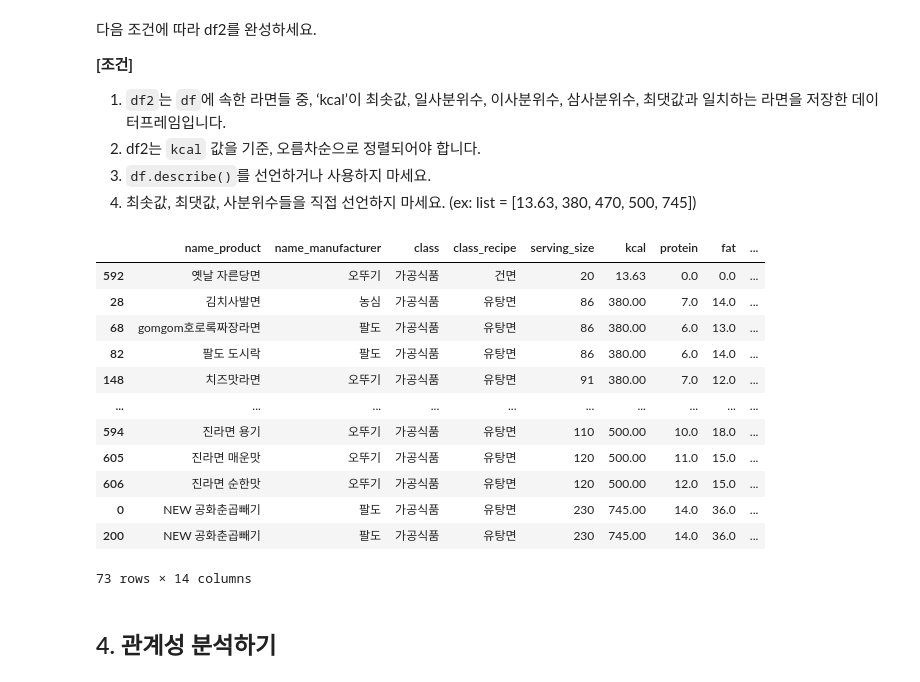
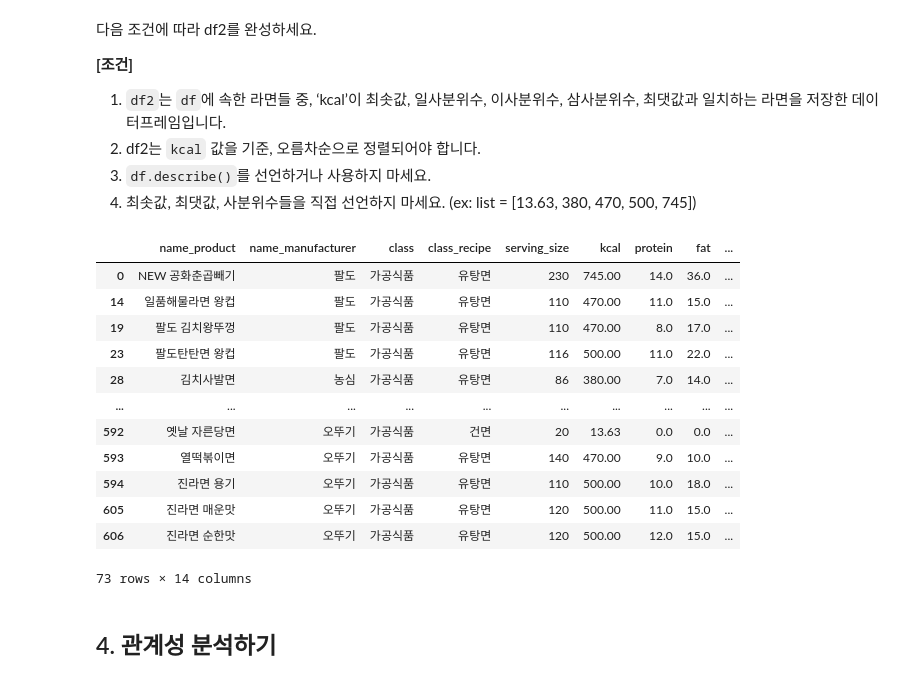
Before and after one commit to egoi5t/DAP_, a Jupyter notebook: lecture3_ipynb의_사본.ipynb, the cells around one changed output. Cells and saved outputs as stored; diff of their text form; code cells hidden in the pictures.

```diff
--- a/lecture3_ipynb의_사본.ipynb
+++ b/lecture3_ipynb의_사본.ipynb
@@ -423,28 +423,28 @@ df
 2. df2는 `kcal` 값을 기준, 오름차순으로 정렬되어야 합니다.
 3. `df.describe()`를 선언하거나 사용하지 마세요.
 4. 최솟값, 최댓값, 사분위수들을 직접 선언하지 마세요. (ex: list = [13.63, 380, 470, 500, 745])
-# %%
-df2 = pd.DataFrame(columns = df.columns)
-##enter your code####
-
-
-
-####################
-df2
-# %% [output]
-|  | name_product | name_manufacturer | class | class_recipe | serving_size | kcal | protein | fat | ... |
-| 592 | 옛날 자른당면 | 오뚜기 | 가공식품 | 건면 | 20 | 13.63 | 0.0 | 0.0 | ... |
-| 28 | 김치사발면 | 농심 | 가공식품 | 유탕면 | 86 | 380.00 | 7.0 | 14.0 | ... |
-| 68 | gomgom호로록짜장라면 | 팔도 | 가공식품 | 유탕면 | 86 | 380.00 | 6.0 | 13.0 | ... |
-| 82 | 팔도 도시락 | 팔도 | 가공식품 | 유탕면 | 86 | 380.00 | 6.0 | 14.0 | ... |
-| 148 | 치즈맛라면 | 오뚜기 | 가공식품 | 유탕면 | 91 | 380.00 | 7.0 | 12.0 | ... |
-| ... | ... | ... | ... | ... | ... | ... | ... | ... | ... |
-| 594 | 진라면 용기 | 오뚜기 | 가공식품 | 유탕면 | 110 | 500.00 | 10.0 | 18.0 | ... |
-| 605 | 진라면 매운맛 | 오뚜기 | 가공식품 | 유탕면 | 120 | 500.00 | 11.0 | 15.0 | ... |
-| 606 | 진라면 순한맛 | 오뚜기 | 가공식품 | 유탕면 | 120 | 500.00 | 12.0 | 15.0 | ... |
-| 0 | NEW 공화춘곱빼기 | 팔도 | 가공식품 | 유탕면 | 230 | 745.00 | 14.0 | 36.0 | ... |
-| 200 | NEW 공화춘곱빼기 | 팔도 | 가공식품 | 유탕면 | 230 | 745.00 | 14.0 | 36.0 | ... |
-73 rows × 14 columns
+# %%
+##enter your code####
+kcalList = [ df['kcal'].min(), df['kcal'].quantile(.25), df['kcal'].quantile(), df['kcal'].quantile(.75), df['kcal'].max()]
+
+
+####################
+df2 = df[df['kcal'].isin(kcalList)]
+df2
+# %% [output]
+|  | name_product | name_manufacturer | class | class_recipe | serving_size | kcal | protein | fat | ... |
+| 0 | NEW 공화춘곱빼기 | 팔도 | 가공식품 | 유탕면 | 230 | 745.00 | 14.0 | 36.0 | ... |
+| 14 | 일품해물라면 왕컵 | 팔도 | 가공식품 | 유탕면 | 110 | 470.00 | 11.0 | 15.0 | ... |
+| 19 | 팔도 김치왕뚜껑 | 팔도 | 가공식품 | 유탕면 | 110 | 470.00 | 8.0 | 17.0 | ... |
+| 23 | 팔도탄탄면 왕컵 | 팔도 | 가공식품 | 유탕면 | 116 | 500.00 | 11.0 | 22.0 | ... |
+| 28 | 김치사발면 | 농심 | 가공식품 | 유탕면 | 86 | 380.00 | 7.0 | 14.0 | ... |
+| ... | ... | ... | ... | ... | ... | ... | ... | ... | ... |
+| 592 | 옛날 자른당면 | 오뚜기 | 가공식품 | 건면 | 20 | 13.63 | 0.0 | 0.0 | ... |
+| 593 | 열떡볶이면 | 오뚜기 | 가공식품 | 유탕면 | 140 | 470.00 | 9.0 | 10.0 | ... |
+| 594 | 진라면 용기 | 오뚜기 | 가공식품 | 유탕면 | 110 | 500.00 | 10.0 | 18.0 | ... |
+| 605 | 진라면 매운맛 | 오뚜기 | 가공식품 | 유탕면 | 120 | 500.00 | 11.0 | 15.0 | ... |
+| 606 | 진라면 순한맛 | 오뚜기 | 가공식품 | 유탕면 | 120 | 500.00 | 12.0 | 15.0 | ... |
+73 rows × 14 columns
 # %% [markdown]
 ## 4. 관계성 분석하기
 # %% [markdown]
```
Also changed, not shown: parts of 8 cells of this notebook.
